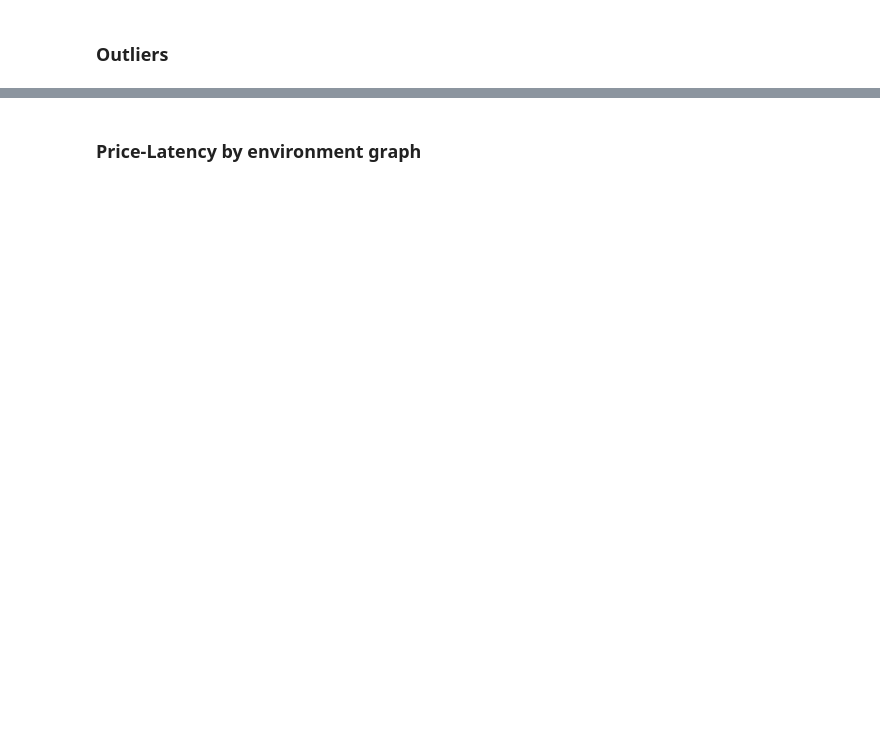
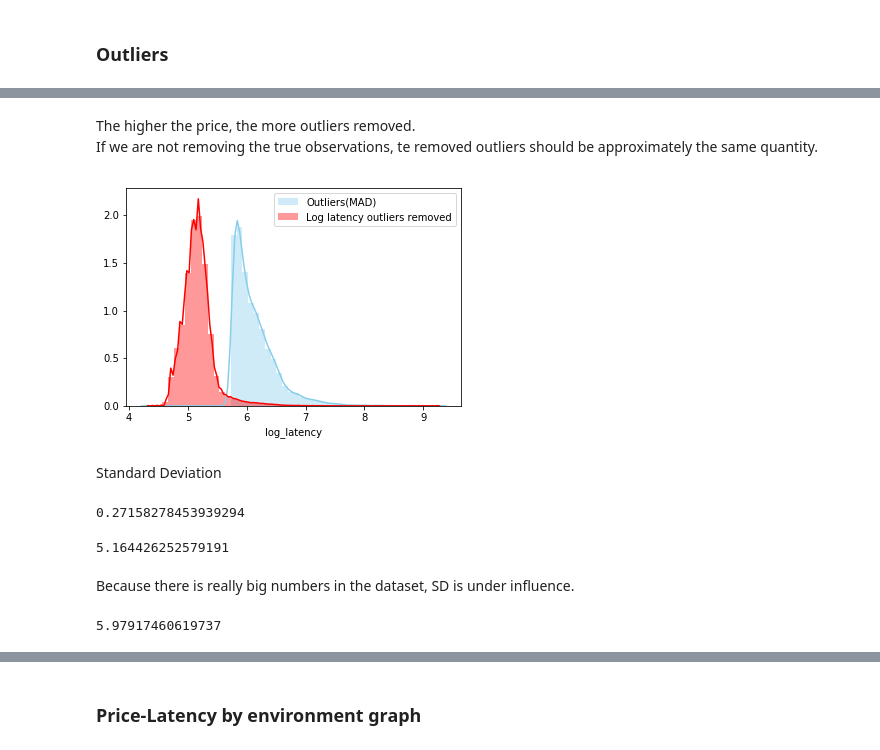
Before and after one commit to sophieshangfei/MasterThesis, a Jupyter notebook: fisherman game gorilla/Analysis 100.ipynb, the cells around one changed output, grey strips where cells are left out. Cells and saved outputs as stored; diff of their text form; code cells hidden in the pictures; blank space fills up the shorter version.

```diff
--- a/fisherman game gorilla/Analysis 100.ipynb
+++ b/fisherman game gorilla/Analysis 100.ipynb
@@ -211,0 +423,3 @@ len(data_fish_prunned['id'].unique())
+# %%
+outlier_mad = data_fish_prunned[(data_fish_prunned.log_latency > 5.75110299073861)|(data_fish_prunned.log_latency < 4.543885962888296)]
+removed = data_fish_prunned[(data_fish_prunned.log_latency < 5.75110299073861)|(data_fish_prunned.log_latency > 4.543885962888296)]
@@ -211,0 +437,27 @@ len(data_fish_prunned['id'].unique())
+# %% [markdown]
+The higher the price, the more outliers removed.
+<br>If we are not removing the true observations, te removed outliers should be approximately the same quantity.
+# %%
+sns.distplot(outlier_mad["log_latency"] , color="skyblue", label="Outliers(MAD)")
+sns.distplot(removed["log_latency"] , color="red", label="Log latency outliers removed")
+plt.legend()
+
+plt.show()
+# %% [output]
+[figure, added]
+# %% [markdown]
+Standard Deviation
+# %%
+np.std(data_fish_prunned.log_latency)
+# %% [output]
+0.27158278453939294
+# %%
+np.mean(data_fish_prunned.log_latency)
+# %% [output]
+5.164426252579191
+# %% [markdown]
+Because there is really big numbers in the dataset, SD is under influence.
+# %%
+5.164426252579191 + 3 * 0.27158278453939294
+# %% [output]
+5.97917460619737
```
Also changed, not shown: parts of 195 cells of this notebook, 53 other files.
